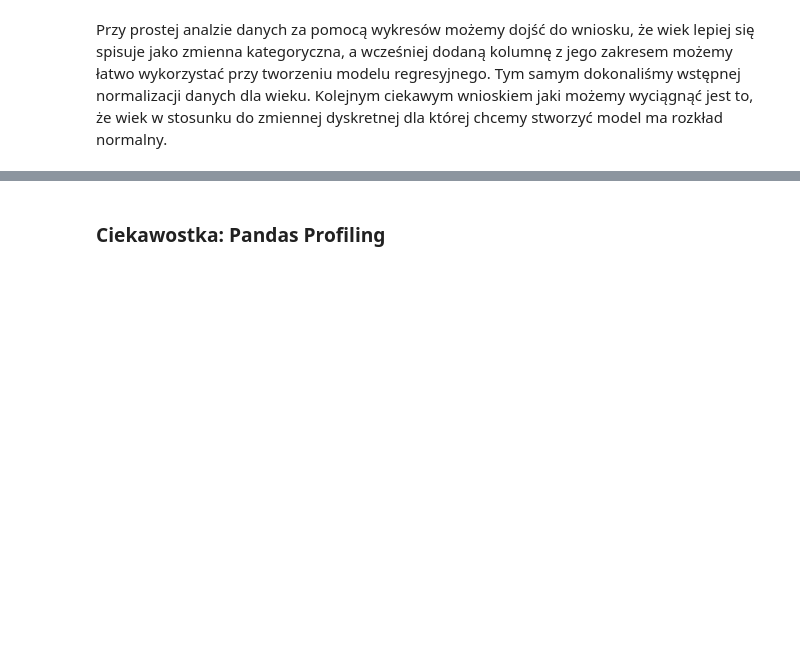
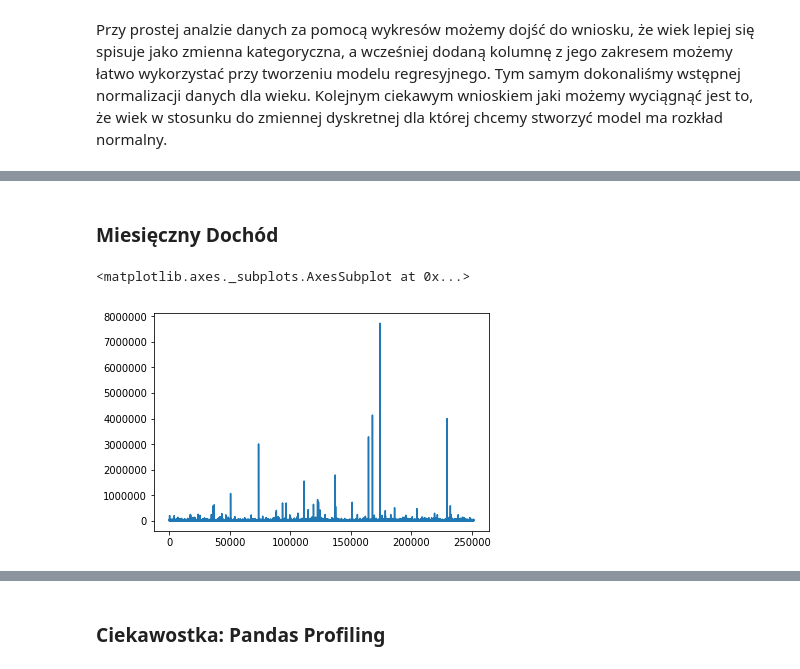
Before and after one commit to SuddenlyPineapple/GiveSomeCredit, a Jupyter notebook: Wojciech_Kasperski_Give_Some_Credit.ipynb, the cells around one changed output, grey strips where cells are left out. Cells and saved outputs as stored; diff of their text form; code cells hidden in the pictures; blank space fills up the shorter version.

```diff
--- a/Wojciech_Kasperski_Give_Some_Credit.ipynb
+++ b/Wojciech_Kasperski_Give_Some_Credit.ipynb
@@ -275,0 +305,8 @@ Przy prostej analzie danych za pomocą wykresów możemy dojść do wniosku, że
+# %% [markdown]
+### Miesięczny Dochód
+# %%
+data['MonthlyIncome'] = data['MonthlyIncome'].fillna(data.MonthlyIncome.median())
+data['MonthlyIncome'].plot() #oś X to nr. krotki, a oś Y to dochód, możemy zauważyć dużą robieżność w danych
+# %% [output]
+<matplotlib.axes._subplots.AxesSubplot at 0x...>
+[figure, added]
```
Also changed, not shown: parts of 16 cells of this notebook.
